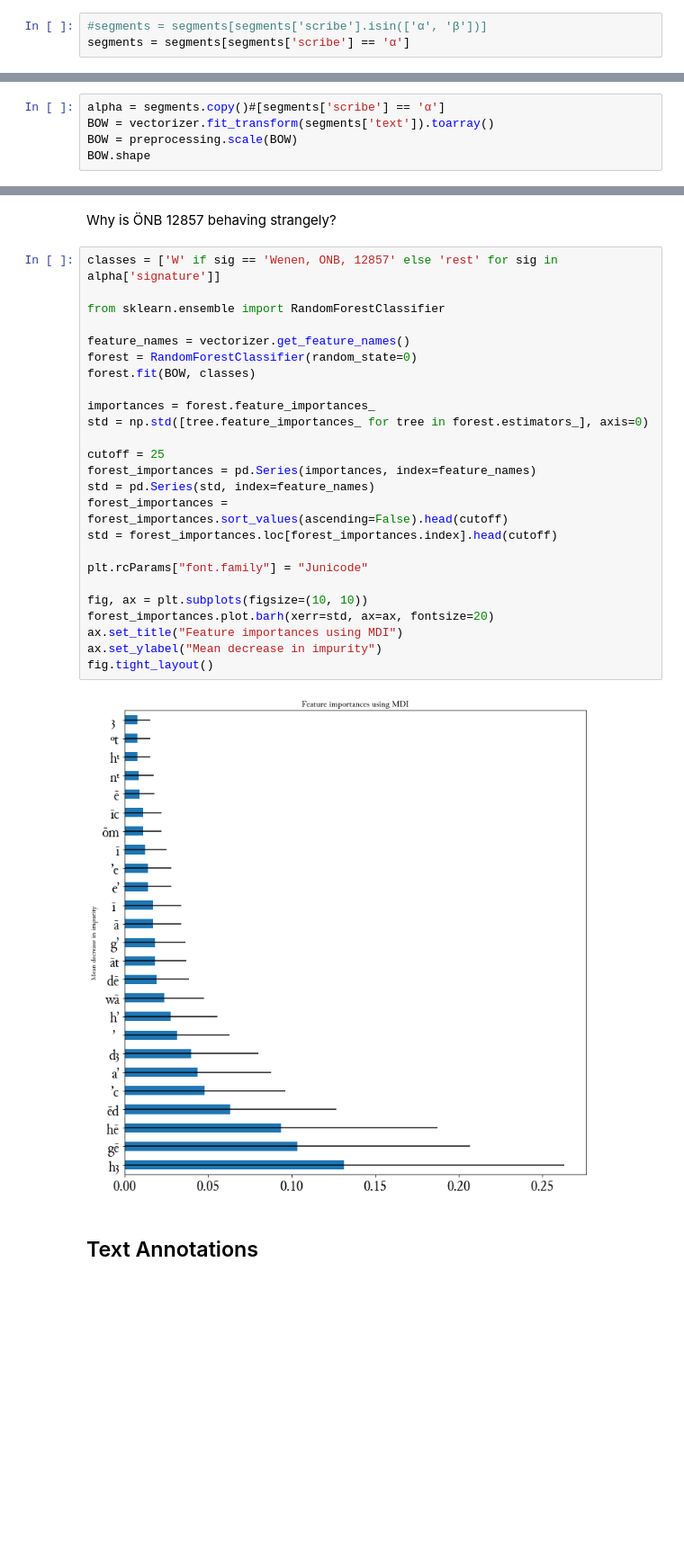
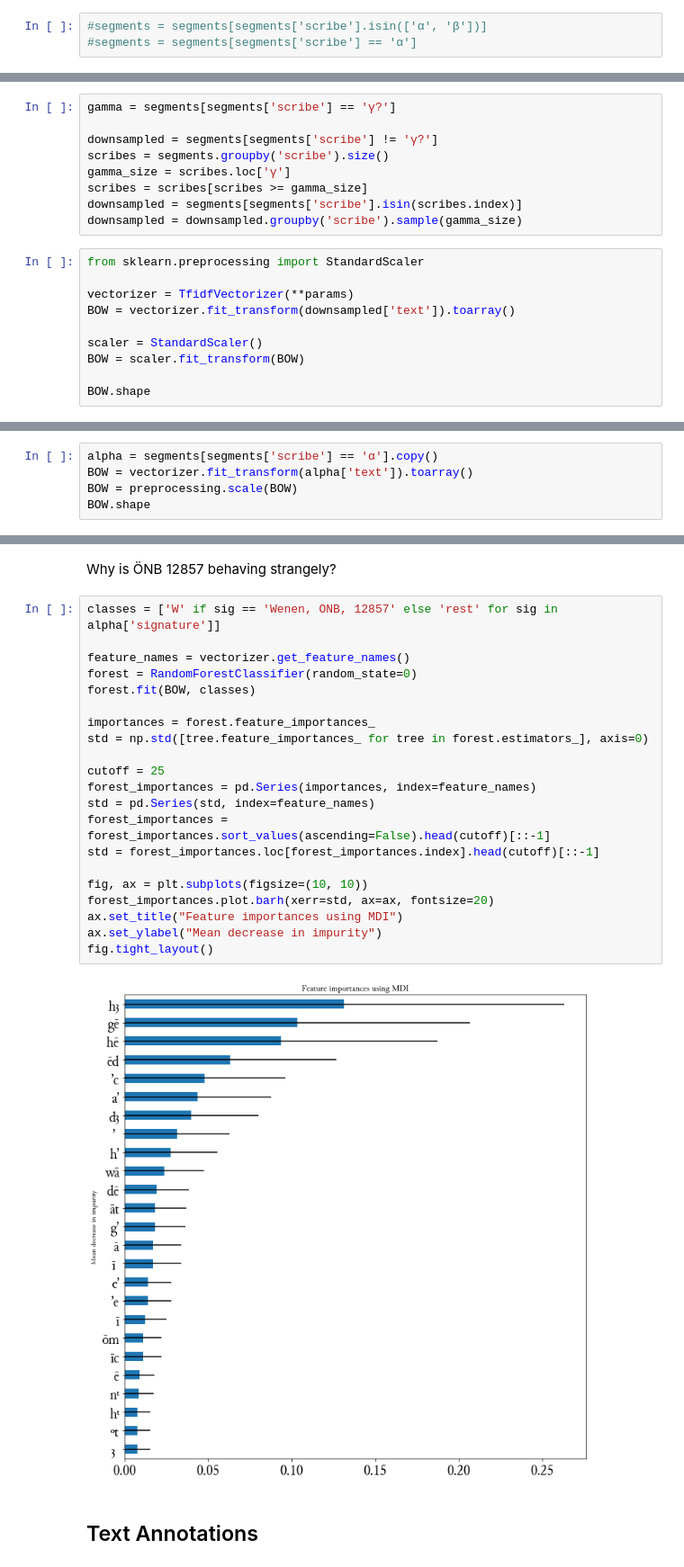
Before and after one commit to WHaverals/silentvoices, a Jupyter notebook: src/speculum-scribe.ipynb, the cells around one changed output, grey strips where cells are left out. Shown at 90% size. Saved outputs shown, nothing was run; the diff lists cells and outputs as text; blank space fills up the shorter version.

```diff
--- a/src/speculum-scribe.ipynb
+++ b/src/speculum-scribe.ipynb
@@ -279,6 +251,6 @@ plt.tight_layout();
 # %%
 #segments = segments[segments['scribe'].isin(['α', 'β'])]
-segments = segments[segments['scribe'] == 'α']
+#segments = segments[segments['scribe'] == 'α']
 # %%
 import unicodedata
 
@@ -392,0 +367,19 @@ scatterplot(X, segments, label_column=None, color_column='scribe')
+# %%
+gamma = segments[segments['scribe'] == 'γ?']
+
+downsampled = segments[segments['scribe'] != 'γ?']
+scribes = segments.groupby('scribe').size()
+gamma_size = scribes.loc['γ']
+scribes = scribes[scribes >= gamma_size]
+downsampled = segments[segments['scribe'].isin(scribes.index)]
+downsampled = downsampled.groupby('scribe').sample(gamma_size)
+# %%
+from sklearn.preprocessing import StandardScaler
+
+vectorizer = TfidfVectorizer(**params)
+BOW = vectorizer.fit_transform(downsampled['text']).toarray()
+
+scaler = StandardScaler()
+BOW = scaler.fit_transform(BOW)
+
+BOW.shape
@@ -393,8 +429,8 @@ scatterplot(X, segments, label_column=None, color_column='scribe')
 # %% [markdown]
 ## Outlier detection
 # %%
-alpha = segments.copy()#[segments['scribe'] == 'α']
-BOW = vectorizer.fit_transform(segments['text']).toarray()
+alpha = segments[segments['scribe'] == 'α'].copy()
+BOW = vectorizer.fit_transform(alpha['text']).toarray()
 BOW = preprocessing.scale(BOW)
 BOW.shape
 # %% [output]
@@ -454,31 +485,27 @@ purity.groupby('codex').mean().sort_values('-1', ascending=False)
 Why is ÖNB 12857 behaving strangely?
 # %%
 classes = ['W' if sig == 'Wenen, ONB, 12857' else 'rest' for sig in alpha['signature']]
-
-from sklearn.ensemble import RandomForestClassifier
 
 feature_names = vectorizer.get_feature_names()
 forest = RandomForestClassifier(random_state=0)
 forest.fit(BOW, classes)
 
 importances = forest.feature_importances_
 std = np.std([tree.feature_importances_ for tree in forest.estimators_], axis=0)
 
 cutoff = 25
 forest_importances = pd.Series(importances, index=feature_names)
 std = pd.Series(std, index=feature_names)
-forest_importances = forest_importances.sort_values(ascending=False).head(cutoff)
-std = forest_importances.loc[forest_importances.index].head(cutoff)
-
-plt.rcParams["font.family"] = "Junicode"
+forest_importances = forest_importances.sort_values(ascending=False).head(cutoff)[::-1]
+std = forest_importances.loc[forest_importances.index].head(cutoff)[::-1]
 
 fig, ax = plt.subplots(figsize=(10, 10))
 forest_importances.plot.barh(xerr=std, ax=ax, fontsize=20)
 ax.set_title("Feature importances using MDI")
 ax.set_ylabel("Mean decrease in impurity")
 fig.tight_layout()
 # %% [output]
-[figure, old version]
+[figure, new version]
 # %% [markdown]
 ## Text Annotations
 # %% [markdown]
```
Also changed, not shown: parts of 16 cells of this notebook.
